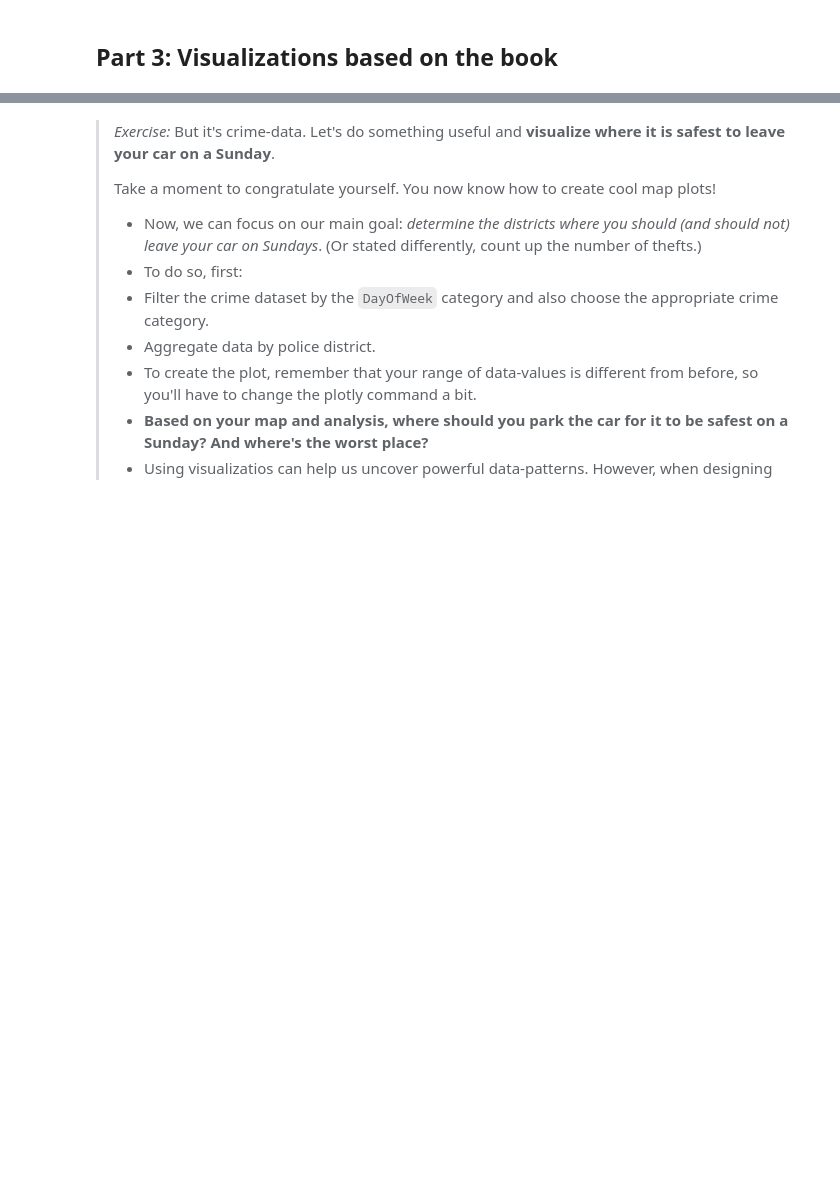
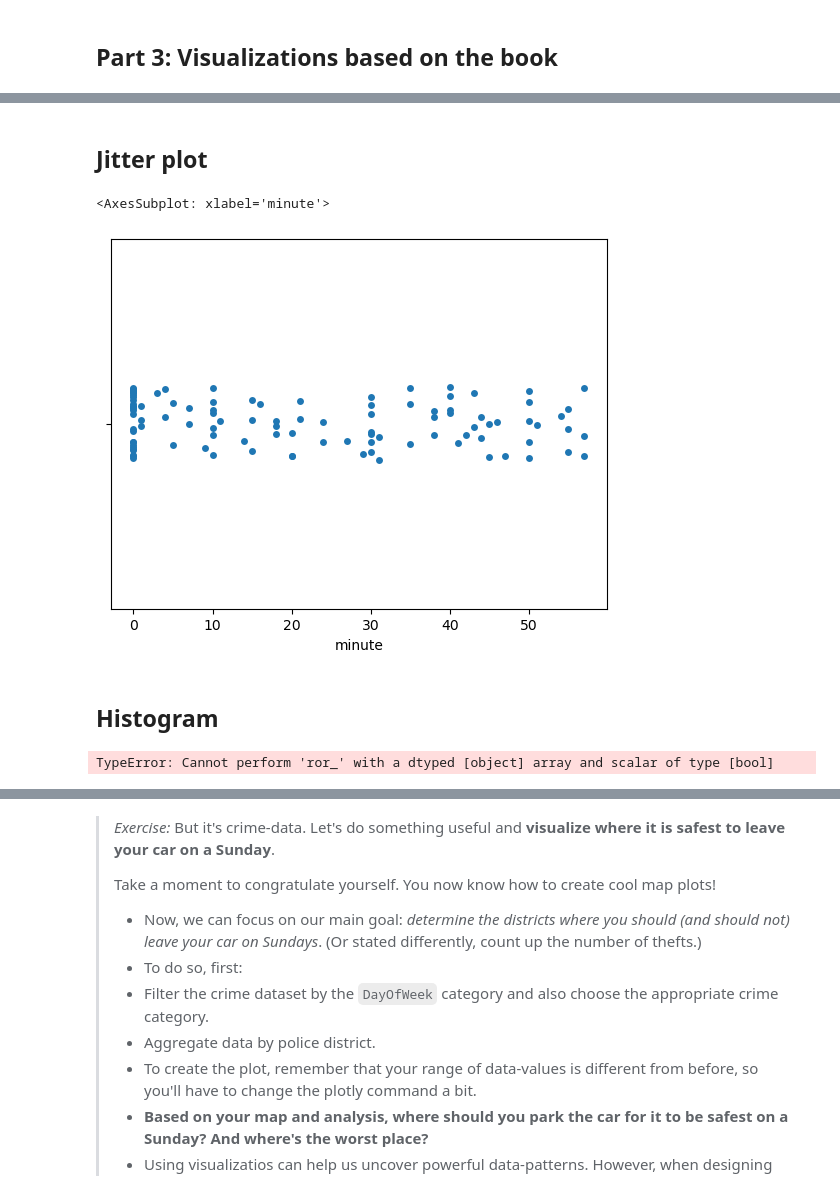
Before and after one commit to jens-create/socialdata2023, a Jupyter notebook: lectures/Week3.ipynb, the cells around one changed output, grey strips where cells are left out. Drawn from its saved outputs; the diff is of its cells as text; code cells hidden in the pictures; blank space fills up the shorter version.

```diff
--- a/lectures/Week3.ipynb
+++ b/lectures/Week3.ipynb
@@ -84,0 +83,11 @@ To find the text, you will need to go to **DTU Learn**. It's under "Course conte
+# %%
+import pandas as pd
+import seaborn as sns
+df = pd.read_csv("/Users/jenspt/Desktop/git/socialdata2023/Police_Department_Incident_Reports__Historical_2003_to_May_2018.csv")
+
+df["Timestamp"] = pd.to_datetime(df["Date"]+df["Time"], format="%m/%d/%Y%H:%M")
+df["Date"] = pd.to_datetime(df["Date"], format="%m/%d/%Y")
+df = df[df["Timestamp"] < "12/31/2017"]
+df['hour'] = df['Timestamp'].dt.hour
+df['minute'] = df['Timestamp'].dt.minute
+df.head()
@@ -84,0 +102,25 @@ To find the text, you will need to go to **DTU Learn**. It's under "Course conte
+# %% [markdown]
+## Jitter plot
+# %%
+c1 = (df["Timestamp"] > "10/30/2017")
+c2 = (df["Category"] == "ASSAULT")
+c3 = (df["hour"] >= 12)
+c4 = (df["hour"] < 13)
+
+
+df_1 = df[c1 & c2 & c3 & c4]
+
+sns.stripplot(data=df_1['minute'], orient = "h", jitter = True)
+# %% [output]
+<AxesSubplot: xlabel='minute'>
+[figure, added]
+# %% [markdown]
+## Histogram
+# %%
+c1 = (df["Timestamp"] > "10/30/2017")
+c2 = (df["Category"] == "ASSAULT" | df["Category"] == "ARSON")
+
+
+df_2 = df[c1 & c2]
+# %% [output]
+TypeError: Cannot perform 'ror_' with a dtyped [object] array and scalar of type [bool]
```
Also changed, not shown: parts of 5 cells of this notebook.
